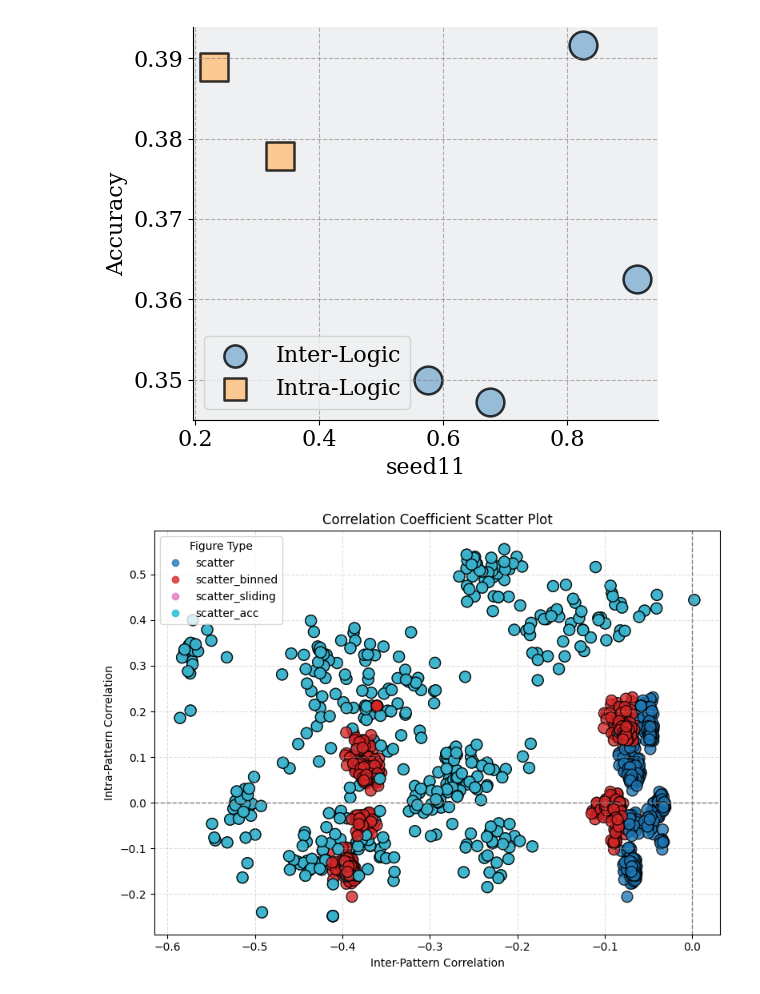
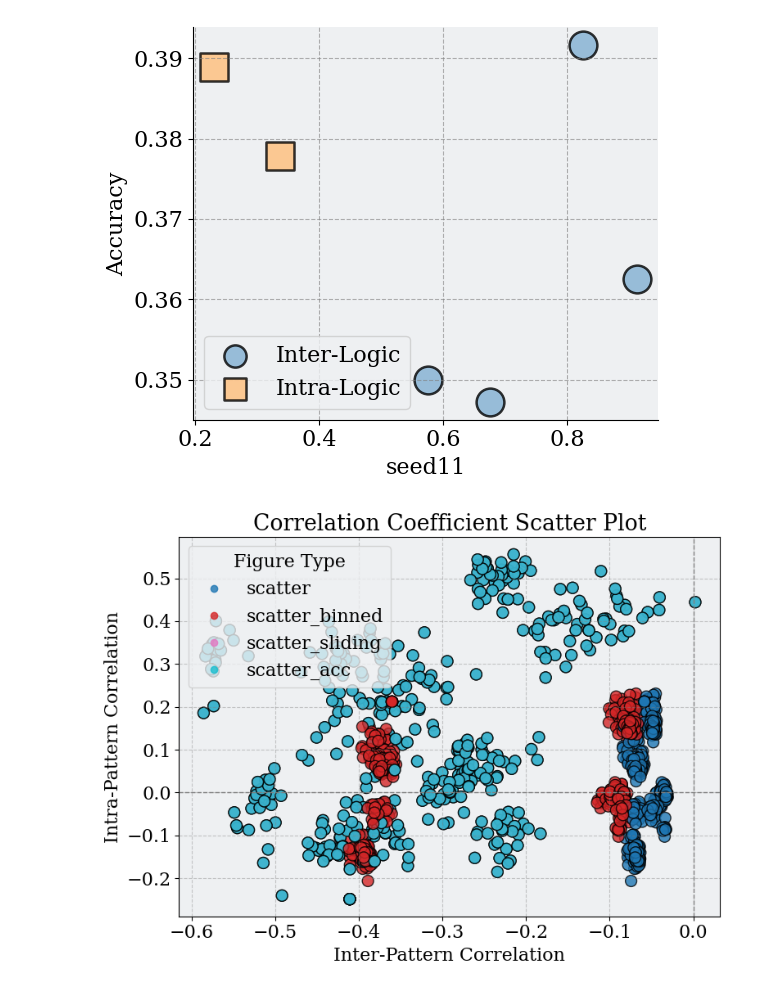
Before and after one commit to LzyFischer/ReasonEdit, a Jupyter notebook: src/preliminary/notebooks/plot_preliminary.ipynb, the cells around one changed output. Saved outputs shown, nothing was run; the diff lists cells and outputs as text; code cells hidden in the pictures.

```diff
--- a/src/preliminary/notebooks/plot_preliminary.ipynb
+++ b/src/preliminary/notebooks/plot_preliminary.ipynb
@@ -635,37 +635,50 @@ print("✓ Saved accuracy-by-distance scatter →", out)
 # %%
 import pandas as pd
 import matplotlib.pyplot as plt
+from matplotlib import rcParams
 
-# Load the CSV content
-from io import StringIO
+# ── 0. Matplotlib styling (unchanged) ────────────────────────────────────
+plt.rcParams.update({
+    "font.family": "DeJavu Serif",
+    "font.serif": ["Times New Roman"],
+    "mathtext.fontset": "stix",
+    "mathtext.default": "regular",
+    "axes.facecolor": "#EEF0F2",
+    "axes.grid": True,
+    "grid.linestyle": "--",
+    "grid.color": "gray",
+    "grid.alpha": 0.5,
+})
+rcParams["font.size"] = 16
+
 
 # Read the CSV
 df = pd.read_csv("/scratch/vjd5zr/project/ReasonEdit/results/figures/correlations_all.csv")
 
 # Drop rows with missing inter or intra values
 df_clean = df.dropna(subset=["inter", "intra"])
 
 # Plotting
 plt.figure(figsize=(8, 6))
 plt.axhline(0, color='gray', linewidth=1.0, linestyle='--')
 plt.axvline(0, color='gray', linewidth=1.0, linestyle='--')
 
 scatter = plt.scatter(df_clean["inter"], df_clean["intra"],
                       c=pd.factorize(df_clean["figure"])[0],
                       cmap="tab10", alpha=0.8, edgecolor='black', s=100)
 
 plt.xlabel("Inter-Pattern Correlation")
 plt.ylabel("Intra-Pattern Correlation")
 plt.title("Correlation Coefficient Scatter Plot")
 plt.grid(True, linestyle="--", alpha=0.4)
 # plt.xlim(-0.6, 0.6)
 
 # Add legend with figure labels
 handles, labels = scatter.legend_elements(prop="colors")
 unique_figures = df_clean["figure"].unique()
 plt.legend(handles, unique_figures, title="Figure Type")
 
 plt.tight_layout()
 plt.show()
 # %% [output]
-[figure, old version]
+[figure, new version]
```
Also changed, not shown: parts of 3 cells of this notebook, 5 other files.
